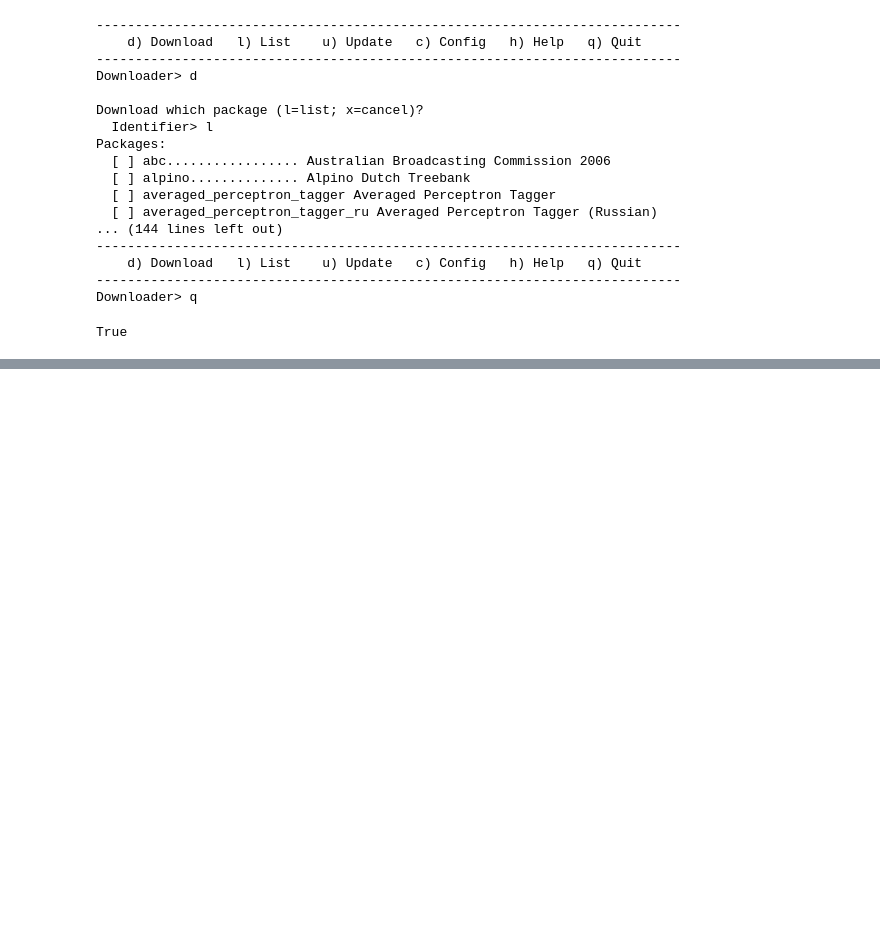
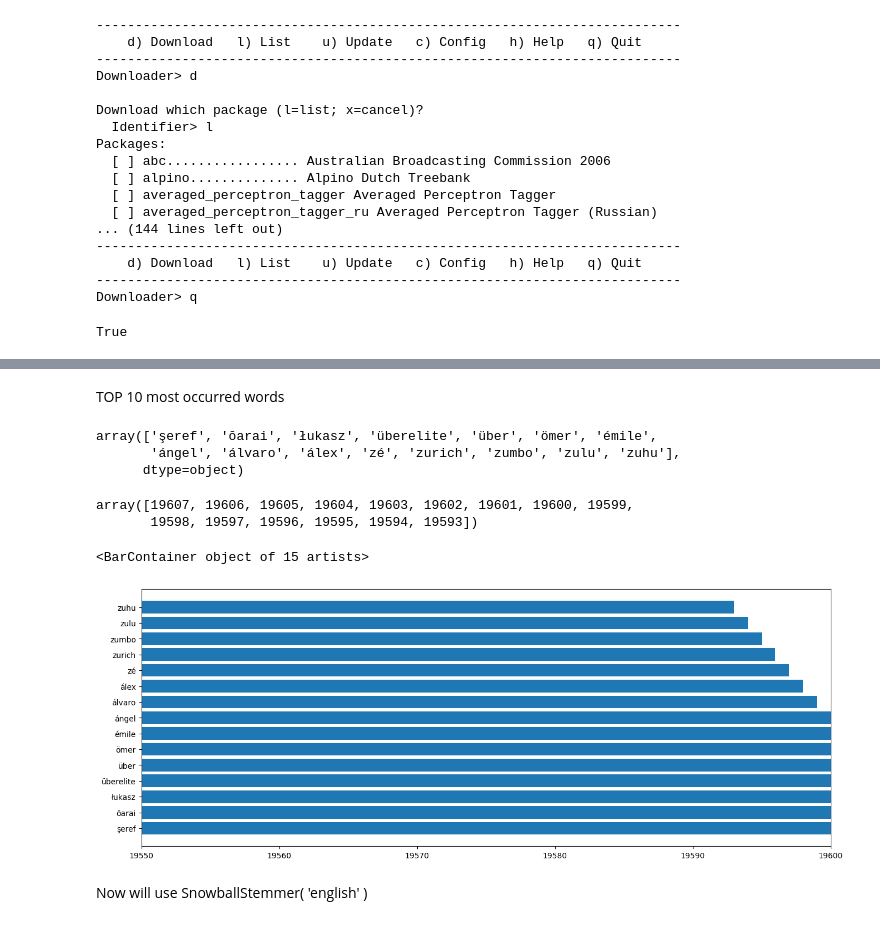
Before and after one commit to pritesh2292/Netflix-Movies-Tv-Shows-Clustering, a Jupyter notebook: Netflix_unsupervised_ML_capstone_project_.ipynb, the cells around one changed output, grey strips where cells are left out. Saved outputs shown, nothing was run; the diff lists cells and outputs as text; code cells hidden in the pictures; blank space fills up the shorter version.

```diff
--- a/Netflix_unsupervised_ML_capstone_project_.ipynb
+++ b/Netflix_unsupervised_ML_capstone_project_.ipynb
@@ -431,0 +514,6 @@ True
+# %%
+# Store the count in panadas dataframe with vocab as index
+vocab_before_stemming = pd.DataFrame({"Word": vocab ,
+                                      "count" :count_of_vocab})
+# Sort the dataframe
+vocab_before_stemming = vocab_before_stemming.sort_values("count" ,ascending=False)
@@ -431,0 +542,26 @@ True
+# %% [markdown]
+TOP 10 most occurred words
+# %%
+top15_most_ocurred_vacab = vocab_before_stemming.head(15)
+# %%
+top15_most_occurred_words = top15_most_ocurred_vacab.Word.values
+top15_most_occurred_words
+# %% [output]
+array(['şeref', 'ōarai', 'łukasz', 'überelite', 'über', 'ömer', 'émile',
+       'ángel', 'álvaro', 'álex', 'zé', 'zurich', 'zumbo', 'zulu', 'zuhu'],
+      dtype=object)
+# %%
+top15_most_occurred_words_count = top15_most_ocurred_vacab['count'].values
+top15_most_occurred_words_count
+# %% [output]
+array([19607, 19606, 19605, 19604, 19603, 19602, 19601, 19600, 19599,
+       19598, 19597, 19596, 19595, 19594, 19593])
+# %%
+plt.figure( figsize = ( 16,6 ))
+plt.xlim(19550, 19600)
+plt.barh(top15_most_occurred_words , top15_most_occurred_words_count )
+# %% [output]
+<BarContainer object of 15 artists>
+[figure, added]
+# %% [markdown]
+Now will use SnowballStemmer( 'english' )
```
Also changed, not shown: parts of 30 cells of this notebook.
